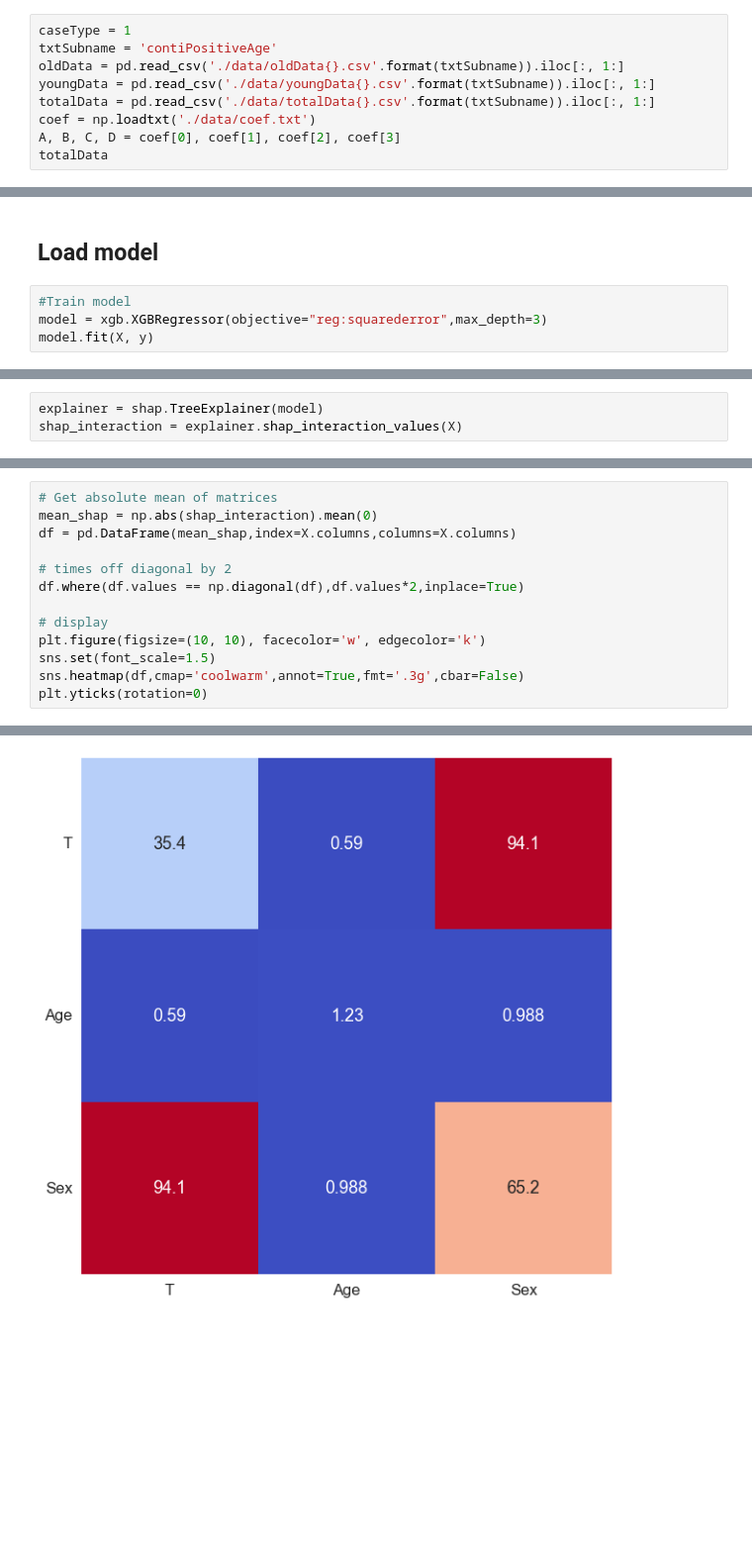
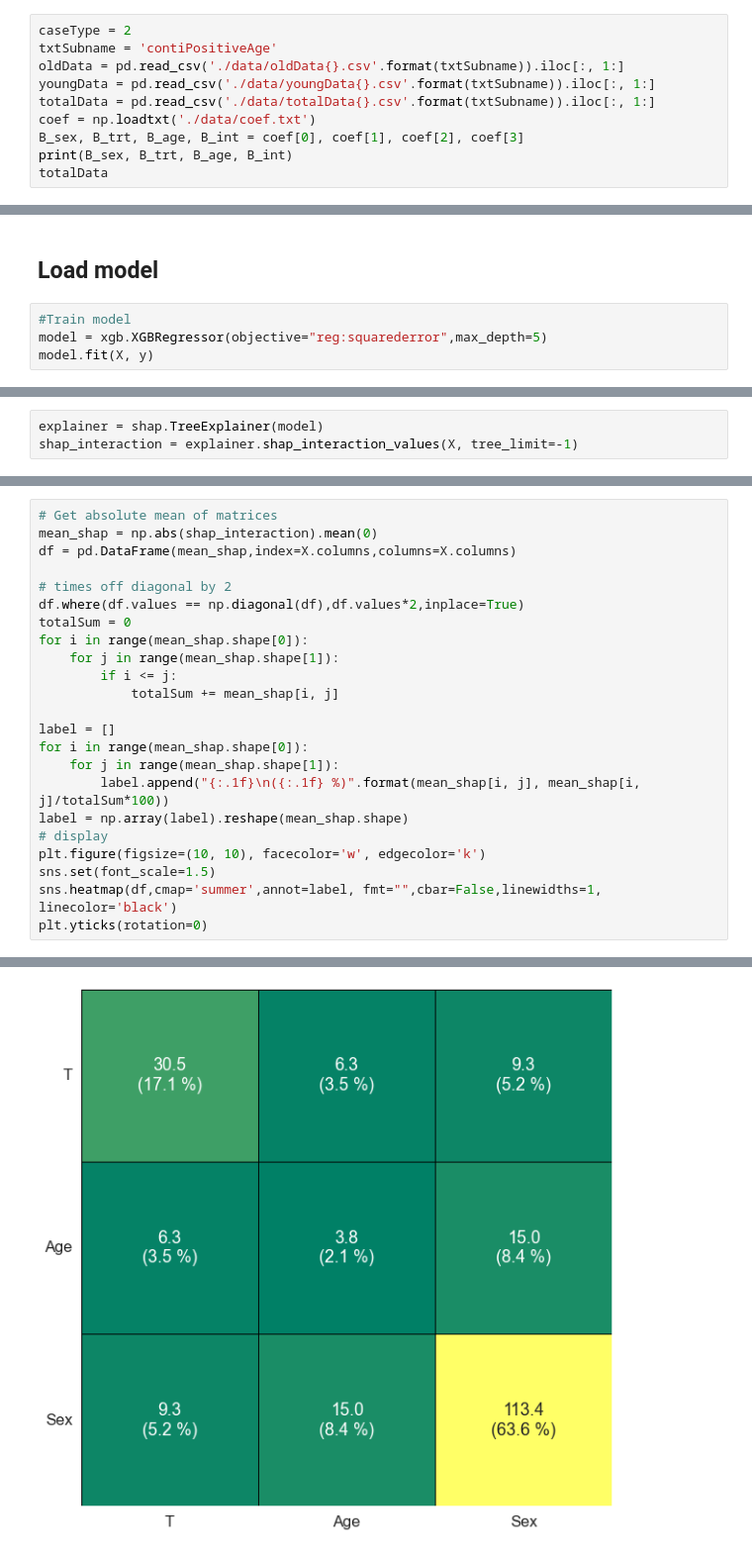
Before and after one commit to neko2048/counterfactual, a Jupyter notebook: SHAPinteraction.ipynb, the cells around one changed output, grey strips where cells are left out. Shown: that part at 99% size. Drawn from its saved outputs; the diff is of its cells as text; blank space fills up the shorter version.

```diff
--- a/SHAPinteraction.ipynb
+++ b/SHAPinteraction.ipynb
@@ -20,12 +15,13 @@ from src.neuralNetwork import *
 # %% [markdown]
 ## Load data
 # %%
-caseType = 1
+caseType = 2
 txtSubname = 'contiPositiveAge'
 oldData = pd.read_csv('./data/oldData{}.csv'.format(txtSubname)).iloc[:, 1:]
 youngData = pd.read_csv('./data/youngData{}.csv'.format(txtSubname)).iloc[:, 1:]
 totalData = pd.read_csv('./data/totalData{}.csv'.format(txtSubname)).iloc[:, 1:]
 coef = np.loadtxt('./data/coef.txt')
-A, B, C, D = coef[0], coef[1], coef[2], coef[3]
+B_sex, B_trt, B_age, B_int = coef[0], coef[1], coef[2], coef[3]
+print(B_sex, B_trt, B_age, B_int)
 totalData
 # %% [output]
@@ -49,7 +46,7 @@ y = totalData["y"+str(caseType)]
 ## Load model
 # %%
 #Train model
-model = xgb.XGBRegressor(objective="reg:squarederror",max_depth=3)
+model = xgb.XGBRegressor(objective="reg:squarederror",max_depth=5)
 model.fit(X, y)
 # %% [output]
 XGBRegressor(base_score=0.5, booster='gbtree', colsample_bylevel=1,
@@ -64,3 +63,3 @@ XGBRegressor(base_score=0.5, booster='gbtree', colsample_bylevel=1,
 # %%
 explainer = shap.TreeExplainer(model)
-shap_interaction = explainer.shap_interaction_values(X)
+shap_interaction = explainer.shap_interaction_values(X, tree_limit=-1)
@@ -89,10 +99,20 @@ df = pd.DataFrame(mean_shap,index=X.columns,columns=X.columns)
 
 # times off diagonal by 2
 df.where(df.values == np.diagonal(df),df.values*2,inplace=True)
+totalSum = 0
+for i in range(mean_shap.shape[0]):
+    for j in range(mean_shap.shape[1]):
+        if i <= j:
+            totalSum += mean_shap[i, j]
 
+label = []
+for i in range(mean_shap.shape[0]):
+    for j in range(mean_shap.shape[1]):
+        label.append("{:.1f}\n({:.1f} %)".format(mean_shap[i, j], mean_shap[i, j]/totalSum*100))
+label = np.array(label).reshape(mean_shap.shape)
 # display
 plt.figure(figsize=(10, 10), facecolor='w', edgecolor='k')
 sns.set(font_scale=1.5)
-sns.heatmap(df,cmap='coolwarm',annot=True,fmt='.3g',cbar=False)
+sns.heatmap(df,cmap='summer',annot=label, fmt="",cbar=False,linewidths=1, linecolor='black')
 plt.yticks(rotation=0)
 # %% [output]
@@ -100 +121 @@ plt.yticks(rotation=0)
-[figure, old version]
+[figure, new version]
```
Also changed, not shown: parts of 16 cells of this notebook, 8 other files.
